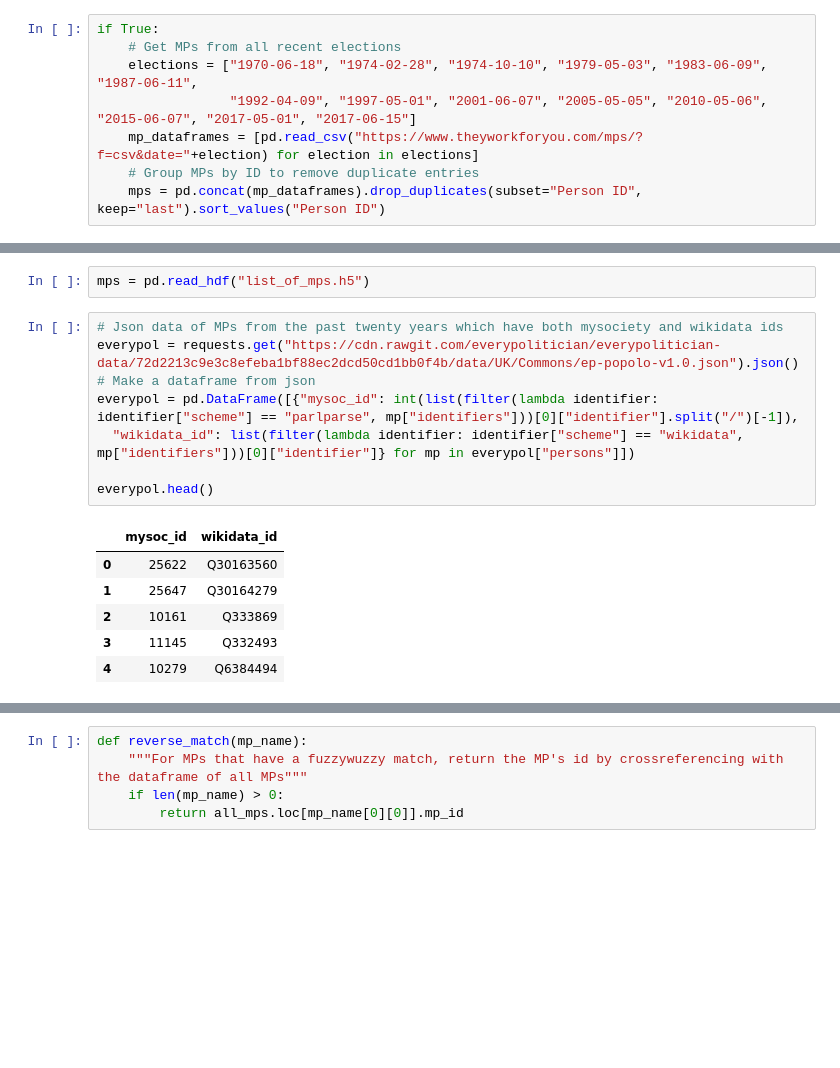
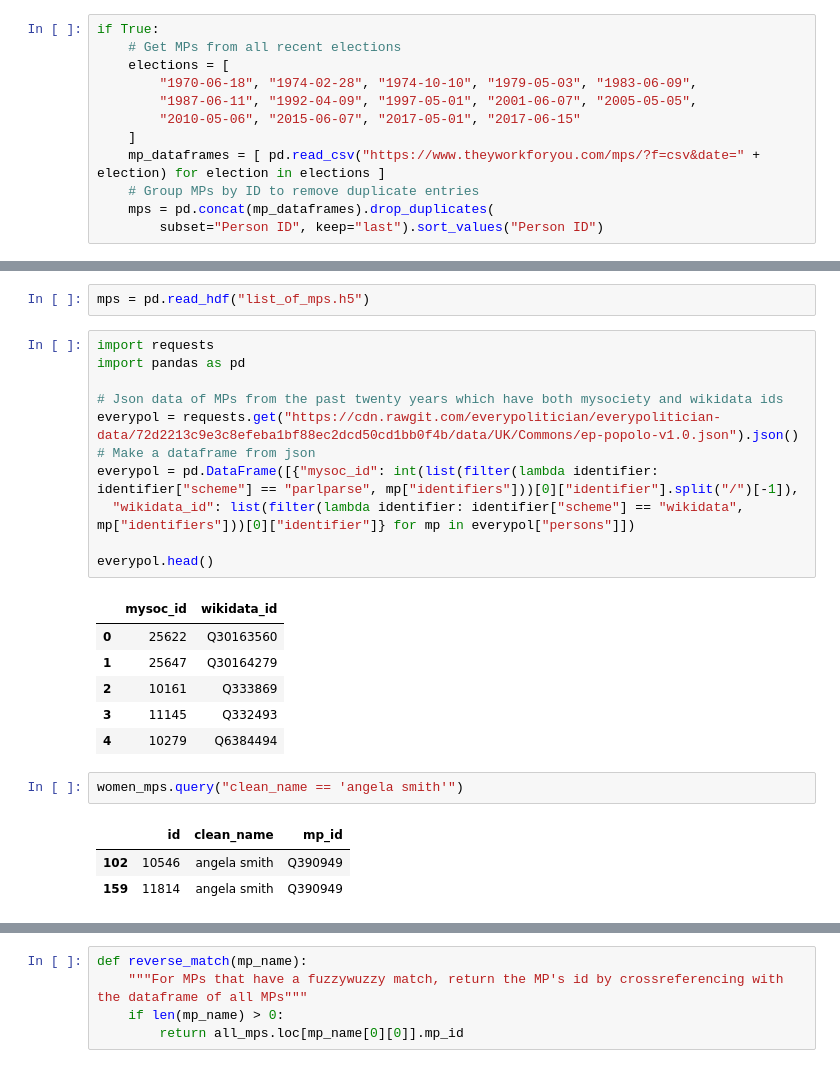
Before and after one commit to dldx/women-in-congress, a Jupyter notebook: MP_speeches-Part1.ipynb, the cells around one changed output, grey strips where cells are left out. Drawn from its saved outputs; the diff is of its cells as text; blank space fills up the shorter version.

```diff
--- a/MP_speeches-Part1.ipynb
+++ b/MP_speeches-Part1.ipynb
@@ -19,11 +22,15 @@ import pickle
 # %%
 if True:
     # Get MPs from all recent elections
-    elections = ["1970-06-18", "1974-02-28", "1974-10-10", "1979-05-03", "1983-06-09", "1987-06-11",
-                 "1992-04-09", "1997-05-01", "2001-06-07", "2005-05-05", "2010-05-06", "2015-06-07", "2017-05-01", "2017-06-15"]
-    mp_dataframes = [pd.read_csv("https://www.theyworkforyou.com/mps/?f=csv&date="+election) for election in elections]
+    elections = [
+        "1970-06-18", "1974-02-28", "1974-10-10", "1979-05-03", "1983-06-09",
+        "1987-06-11", "1992-04-09", "1997-05-01", "2001-06-07", "2005-05-05",
+        "2010-05-06", "2015-06-07", "2017-05-01", "2017-06-15"
+    ]
+    mp_dataframes = [ pd.read_csv("https://www.theyworkforyou.com/mps/?f=csv&date=" + election) for election in elections ]
     # Group MPs by ID to remove duplicate entries
-    mps = pd.concat(mp_dataframes).drop_duplicates(subset="Person ID", keep="last").sort_values("Person ID")
+    mps = pd.concat(mp_dataframes).drop_duplicates(
+        subset="Person ID", keep="last").sort_values("Person ID")
 # %% [markdown]
 #### Read a list of women MPs and try to match with list of all MPs
 # %%
@@ -284,6 +289,9 @@ c.loc[c.mp_id.isnull(), "matches"]  = c["clean_name"].apply(lambda x: fuzzywuzzy
 # %%
 mps = pd.read_hdf("list_of_mps.h5")
 # %%
+import requests
+import pandas as pd
+
 # Json data of MPs from the past twenty years which have both mysociety and wikidata ids
 everypol = requests.get("https://cdn.rawgit.com/everypolitician/everypolitician-data/72d2213c9e3c8efeba1bf88ec2dcd50cd1bb0f4b/data/UK/Commons/ep-popolo-v1.0.json").json()
 # Make a dataframe from json
@@ -298,3 +306,9 @@ everypol.head()
 | 2 | 10161 | Q333869 |
 | 3 | 11145 | Q332493 |
 | 4 | 10279 | Q6384494 |
+# %%
+women_mps.query("clean_name == 'angela smith'")
+# %% [output]
+|  | id | clean_name | mp_id |
+| 102 | 10546 | angela smith | Q390949 |
+| 159 | 11814 | angela smith | Q390949 |
```
Also changed, not shown: parts of 11 cells of this notebook, 3 other files.
